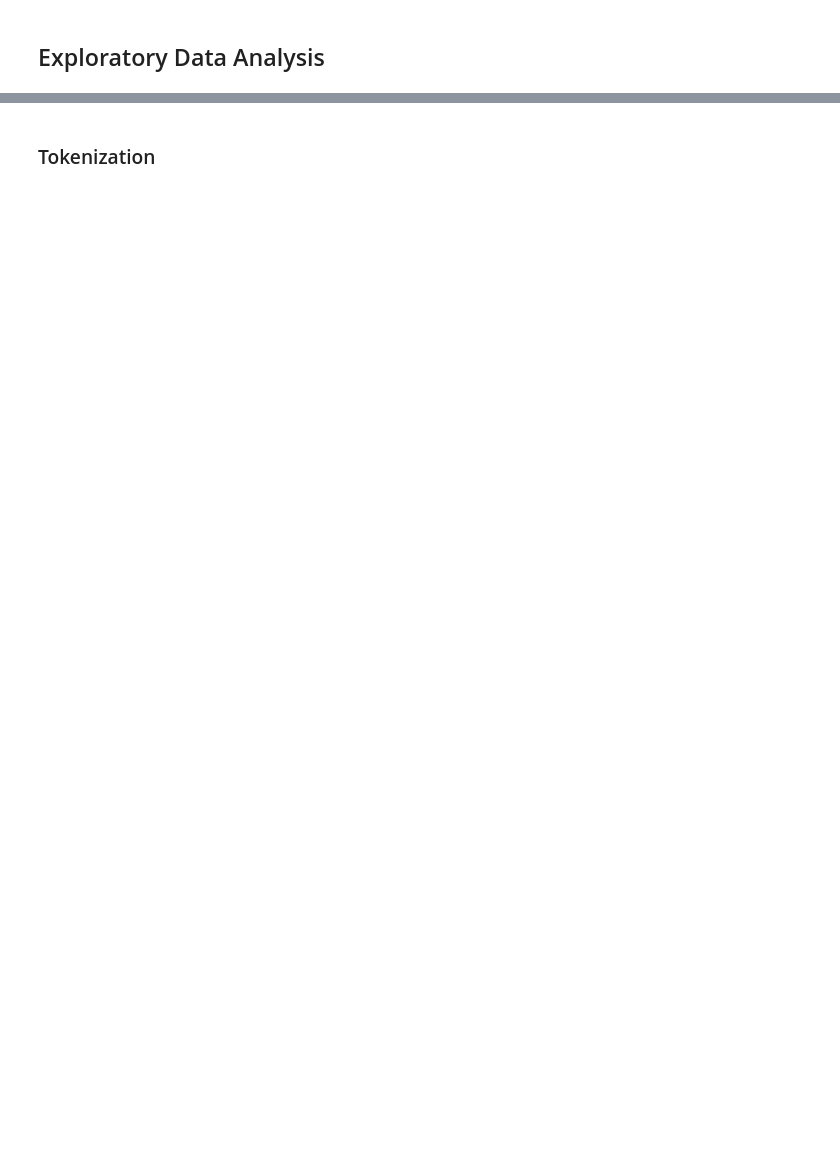
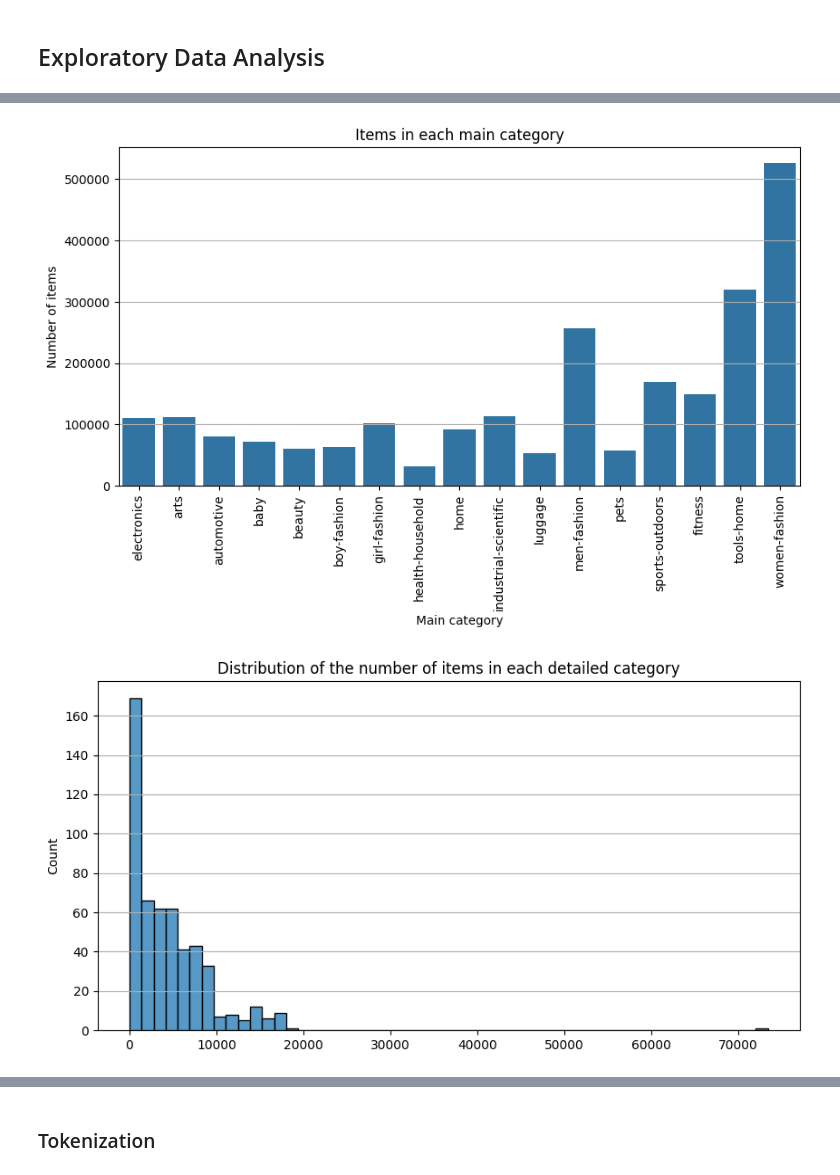
Before and after one commit to NikoKuu/unsupervised-algorithms-in-ml-final, a Jupyter notebook: Unsup_final_nk.ipynb, the cells around one changed output, grey strips where cells are left out. Cells and saved outputs as stored; diff of their text form; code cells hidden in the pictures; blank space fills up the shorter version.

```diff
--- a/Unsup_final_nk.ipynb
+++ b/Unsup_final_nk.ipynb
@@ -266,0 +276,27 @@ plt.show()
+# %%
+fig = plt.figure(figsize=(10, 5))
+sns.countplot(amz.df, x='main', stat='count')
+plt.title('Items in each main category')
+plt.xlabel('Main category')
+plt.ylabel('Number of items')
+plt.xticks(rotation=90, fontsize = 10)
+plt.grid(axis='y')
+plt.show()
+
+fig = plt.figure(figsize=(10, 5))
+sizes = amz.df.groupby('full').size()
+sns.histplot(sizes)
+plt.title('Distribution of the number of items in each detailed category')
+plt.grid(axis='y')
+plt.show()
+
+print('Maximum number of items:', max(sizes))
+print('Minimum number of items:', min(sizes))
+print('Mean number of items:', round(np.mean(sizes)))
+print('Standard deviation of number of items:', round(np.std(sizes)), '\n')
+
+print('Item count of the five largest categories:\n', sizes.sort_values(ascending=False)[0:5], '\n')
+print('Item count of the five smallest categories:\n', sizes.sort_values(ascending=True)[0:5])
+# %% [output]
+[figure, added]
+[figure, added]
```
Also changed, not shown: parts of 52 cells of this notebook, 2 other files.
